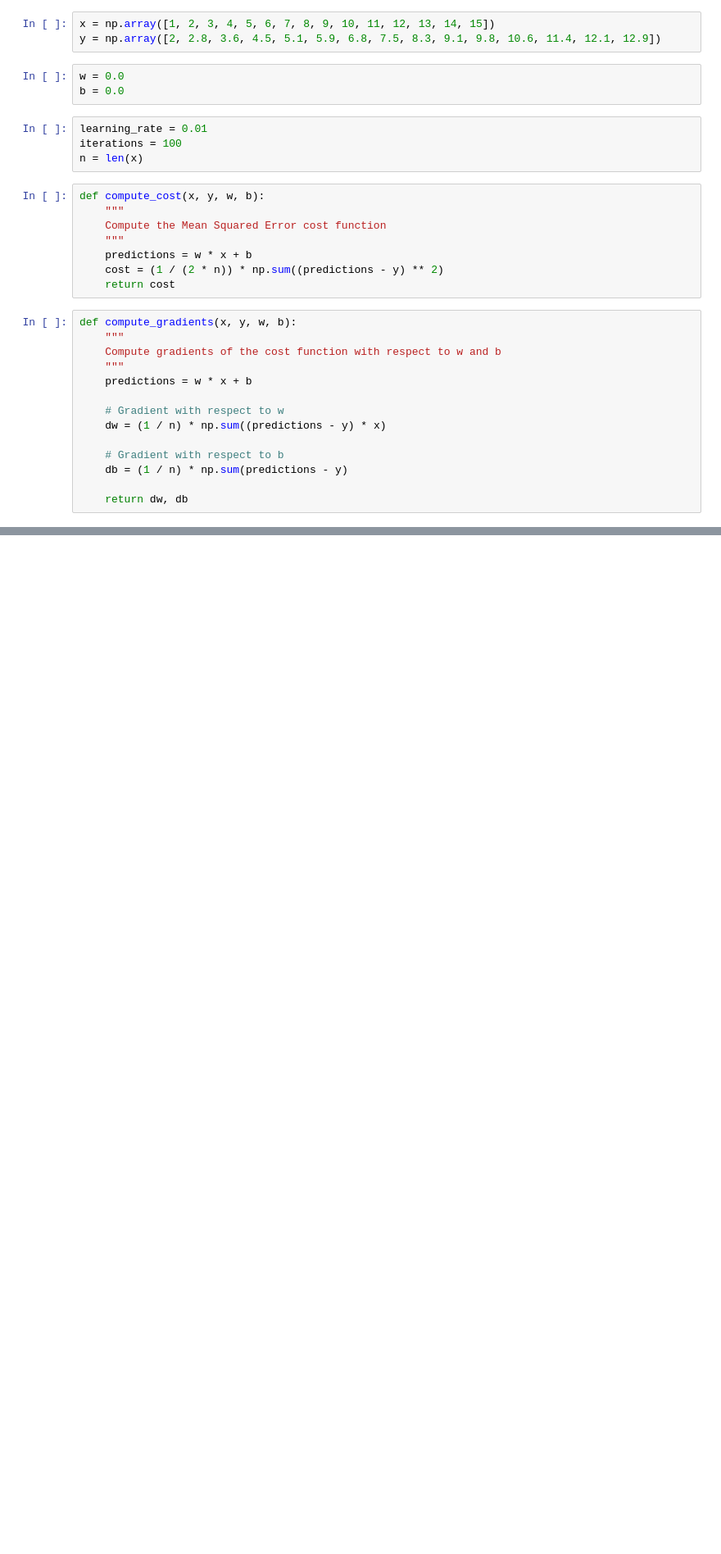
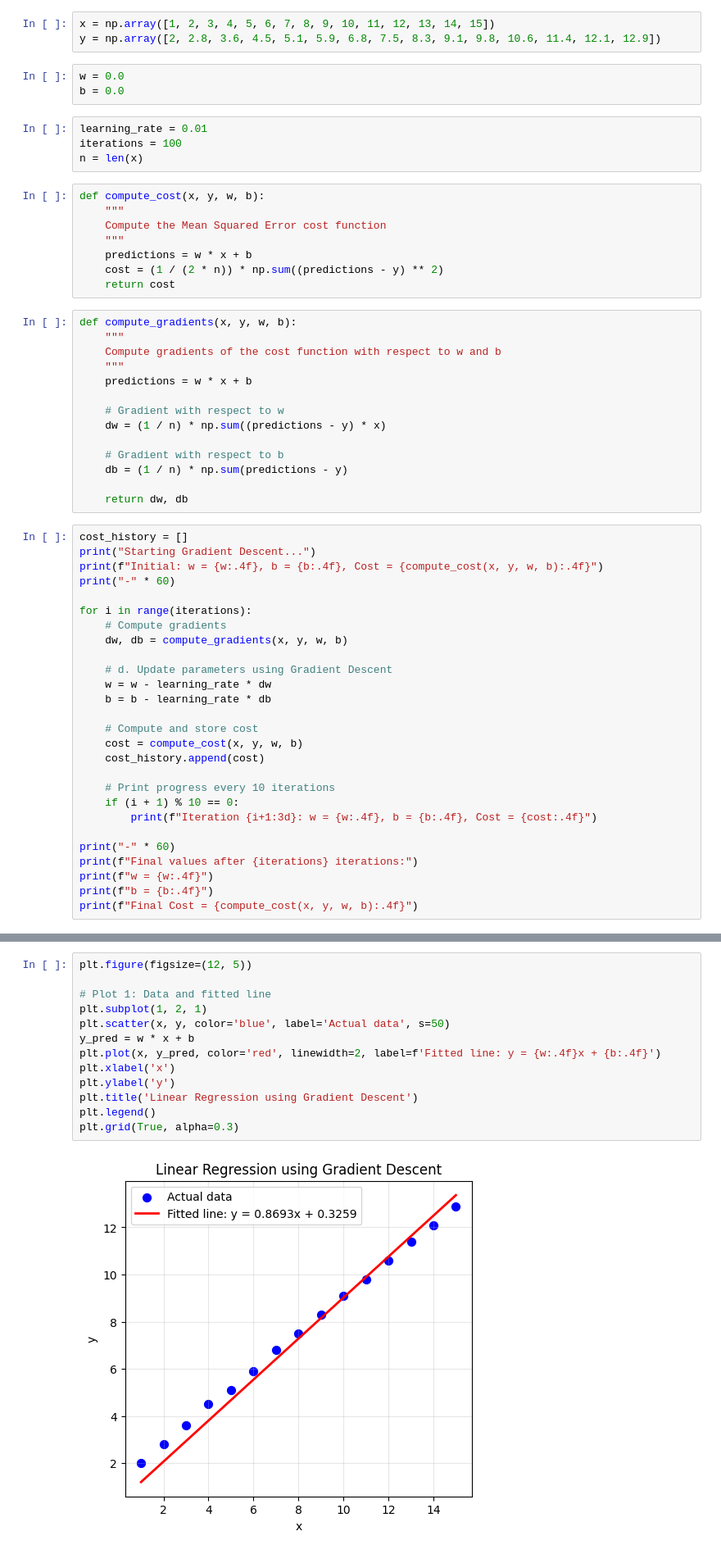
Before and after one commit to pilotbear-coder/DAE-Project, a Jupyter notebook: 7300 Test/7300 w2/7300 w2h1 q4.ipynb, the cells around one changed output, grey strips where cells are left out. Shown at 82% size. Saved outputs shown, nothing was run; the diff lists cells and outputs as text; blank space fills up the shorter version.

Commit message:
plot linear regression using gd

```diff
--- a/7300 Test/7300 w2/7300 w2h1 q4.ipynb
+++ b/7300 Test/7300 w2/7300 w2h1 q4.ipynb
@@ -33,3 +33,30 @@ def compute_gradients(x, y, w, b):
     db = (1 / n) * np.sum(predictions - y)
 
     return dw, db
+# %%
+cost_history = []
+print("Starting Gradient Descent...")
+print(f"Initial: w = {w:.4f}, b = {b:.4f}, Cost = {compute_cost(x, y, w, b):.4f}")
+print("-" * 60)
+
+for i in range(iterations):
+    # Compute gradients
+    dw, db = compute_gradients(x, y, w, b)
+
+    # d. Update parameters using Gradient Descent
+    w = w - learning_rate * dw
+    b = b - learning_rate * db
+
+    # Compute and store cost
+    cost = compute_cost(x, y, w, b)
+    cost_history.append(cost)
+
+    # Print progress every 10 iterations
+    if (i + 1) % 10 == 0:
+        print(f"Iteration {i+1:3d}: w = {w:.4f}, b = {b:.4f}, Cost = {cost:.4f}")
+
+print("-" * 60)
+print(f"Final values after {iterations} iterations:")
+print(f"w = {w:.4f}")
+print(f"b = {b:.4f}")
+print(f"Final Cost = {compute_cost(x, y, w, b):.4f}")
@@ -35,0 +82,15 @@ def compute_gradients(x, y, w, b):
+# %%
+plt.figure(figsize=(12, 5))
+
+# Plot 1: Data and fitted line
+plt.subplot(1, 2, 1)
+plt.scatter(x, y, color='blue', label='Actual data', s=50)
+y_pred = w * x + b
+plt.plot(x, y_pred, color='red', linewidth=2, label=f'Fitted line: y = {w:.4f}x + {b:.4f}')
+plt.xlabel('x')
+plt.ylabel('y')
+plt.title('Linear Regression using Gradient Descent')
+plt.legend()
+plt.grid(True, alpha=0.3)
+# %% [output]
+[figure, added]
```
Also changed, not shown: parts of 1 cell of this notebook.
